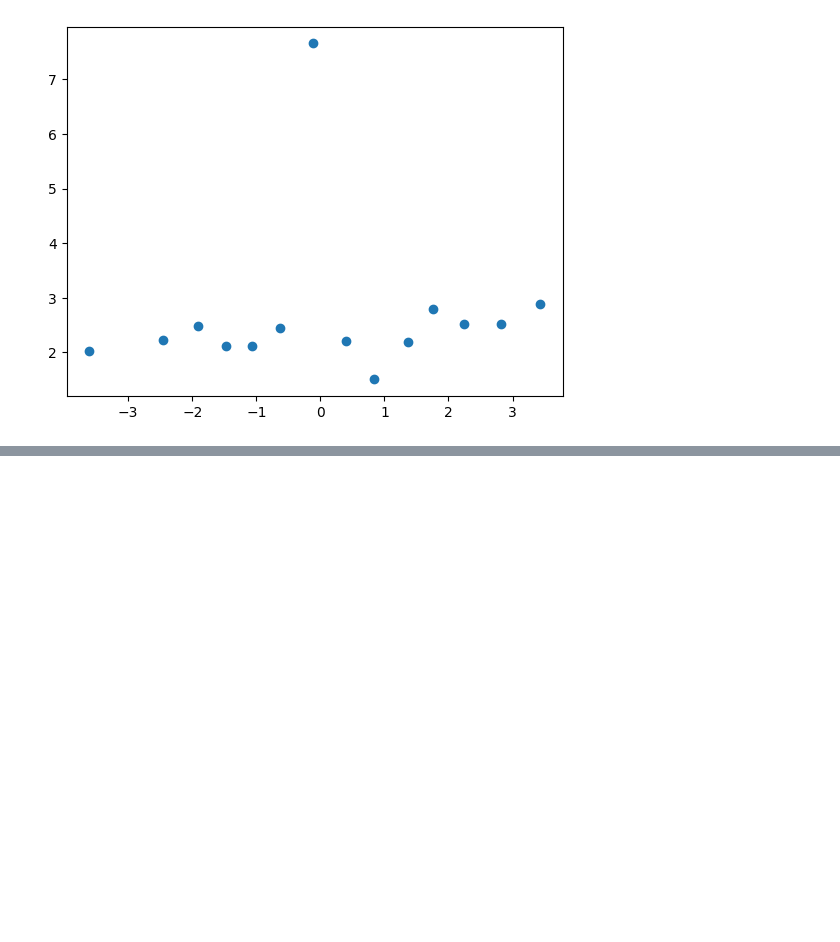
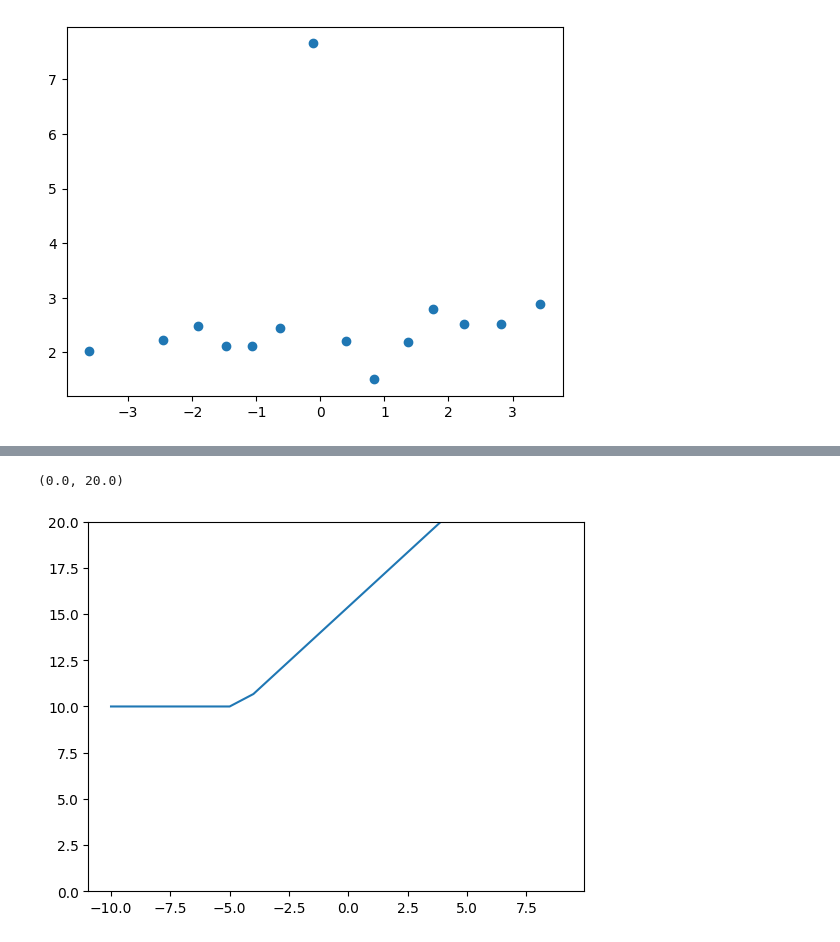
Before and after one commit to vincij002/Neural-Network-from-Scratch, a Jupyter notebook: Neural_Network.ipynb, the cells around one changed output, grey strips where cells are left out. Saved outputs shown, nothing was run; the diff lists cells and outputs as text; code cells hidden in the pictures; blank space fills up the shorter version.

```diff
--- a/Neural_Network.ipynb
+++ b/Neural_Network.ipynb
@@ -105,0 +125,12 @@ plt.scatter(binned_palm, binned_ratio)
+# %%
+precip = np.arange(-10,10)
+
+layer1 = np.maximum(0, prediction(precip))
+layer2 = prediction(layer1, .5, 10)
+
+plt.plot(precip, layer2)
+
+plt.ylim((0,20))
+# %% [output]
+(0.0, 20.0)
+[figure, added]
```
Also changed, not shown: parts of 44 cells of this notebook, 1 other file.
